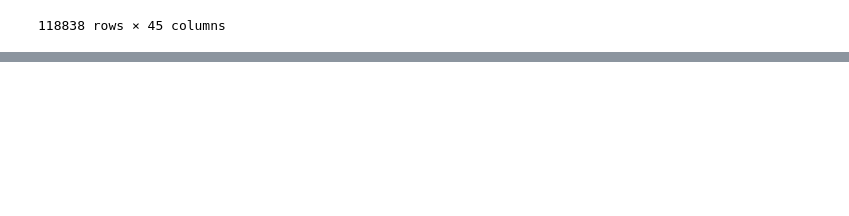
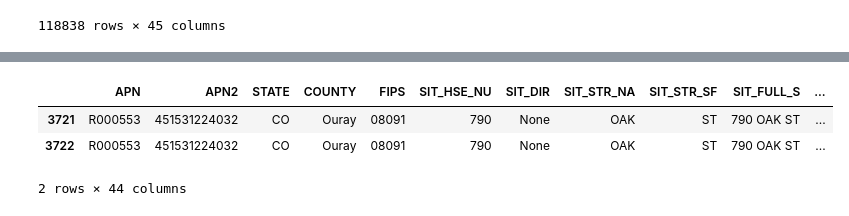
Before and after one commit to whitephil/parcel-mhp, a Jupyter notebook: within_near.ipynb, the cells around one changed output, grey strips where cells are left out. Drawn from its saved outputs; the diff is of its cells as text; code cells hidden in the pictures; blank space fills up the shorter version.

```diff
--- a/within_near.ipynb
+++ b/within_near.ipynb
@@ -447,0 +495,2 @@ winsound.Beep(freq, duration)
+# %%
+ouray.drop_duplicates(subset=['geometry'], inplace=True)
@@ -447,0 +509,2 @@ winsound.Beep(freq, duration)
+# %%
+ourayExploded = ouray.explode(index_parts=False)
@@ -447,0 +523,2 @@ winsound.Beep(freq, duration)
+# %%
+ourayExploded.reset_index(inplace=True)
@@ -447,0 +537,2 @@ winsound.Beep(freq, duration)
+# %%
+ourayExploded.drop(['index'], axis=1,inplace=True)
@@ -447,0 +551,7 @@ winsound.Beep(freq, duration)
+# %%
+ourayExploded.loc[ourayExploded['APN']=='R000553']
+# %% [output]
+|  | APN | APN2 | STATE | COUNTY | FIPS | SIT_HSE_NU | SIT_DIR | SIT_STR_NA | SIT_STR_SF | SIT_FULL_S | ... |
+| 3721 | R000553 | 451531224032 | CO | Ouray | 08091 | 790 | None | OAK | ST | 790 OAK ST | ... |
+| 3722 | R000553 | 451531224032 | CO | Ouray | 08091 | 790 | None | OAK | ST | 790 OAK ST | ... |
+2 rows × 44 columns
```
Also changed, not shown: parts of 72 cells of this notebook, 2 other files.
